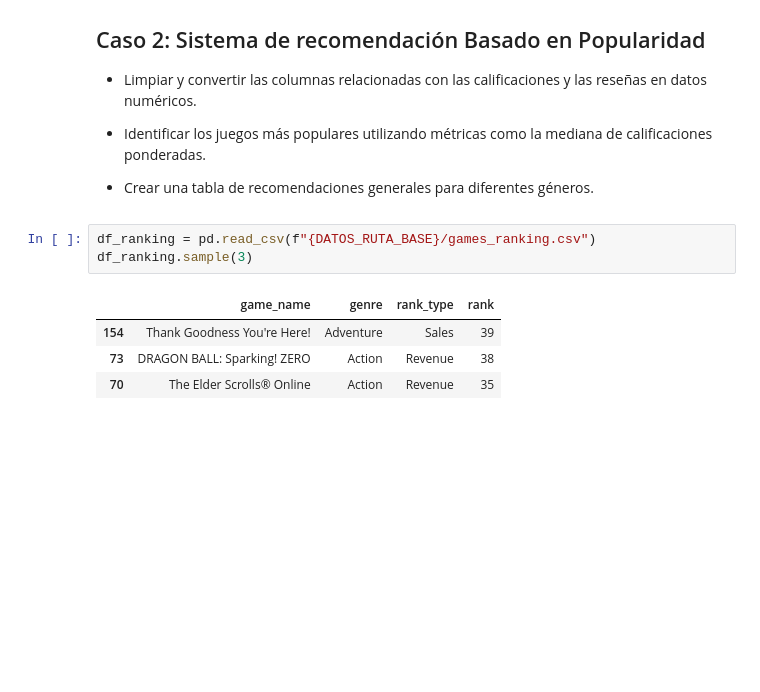
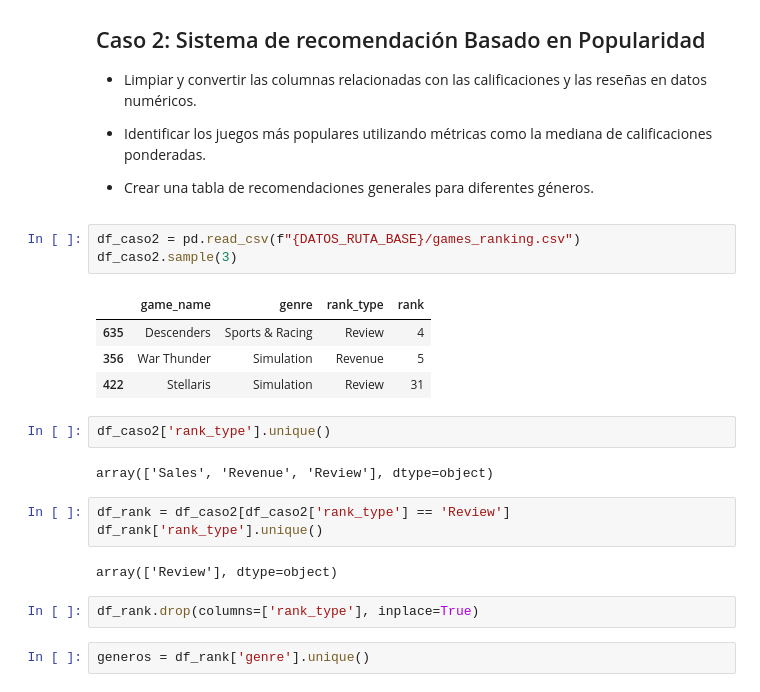
Before and after one commit to joseluisalmendral/Lab_Sistema_Recomendacion, a Jupyter notebook: notebooks/modulo09-leccion05-sistemas-recomendacion-LABORATORIO.ipynb, the cells around one changed output. Cells and saved outputs as stored; diff of their text form; blank space fills up the shorter version.

```diff
--- a/notebooks/modulo09-leccion05-sistemas-recomendacion-LABORATORIO.ipynb
+++ b/notebooks/modulo09-leccion05-sistemas-recomendacion-LABORATORIO.ipynb
@@ -261,10 +258,23 @@ plt.tight_layout()
 
 - Crear una tabla de recomendaciones generales para diferentes géneros.
 # %%
-df_ranking = pd.read_csv(f"{DATOS_RUTA_BASE}/games_ranking.csv")
-df_ranking.sample(3)
+df_caso2 = pd.read_csv(f"{DATOS_RUTA_BASE}/games_ranking.csv")
+df_caso2.sample(3)
 # %% [output]
 |  | game_name | genre | rank_type | rank |
-| 154 | Thank Goodness You're Here! | Adventure | Sales | 39 |
-| 73 | DRAGON BALL: Sparking! ZERO | Action | Revenue | 38 |
-| 70 | The Elder Scrolls® Online | Action | Revenue | 35 |
+| 635 | Descenders | Sports & Racing | Review | 4 |
+| 356 | War Thunder | Simulation | Revenue | 5 |
+| 422 | Stellaris | Simulation | Review | 31 |
+# %%
+df_caso2['rank_type'].unique()
+# %% [output]
+array(['Sales', 'Revenue', 'Review'], dtype=object)
+# %%
+df_rank = df_caso2[df_caso2['rank_type'] == 'Review']
+df_rank['rank_type'].unique()
+# %% [output]
+array(['Review'], dtype=object)
+# %%
+df_rank.drop(columns=['rank_type'], inplace=True)
+# %%
+generos = df_rank['genre'].unique()
```
Also changed, not shown: parts of 12 cells of this notebook, 2 other files.
